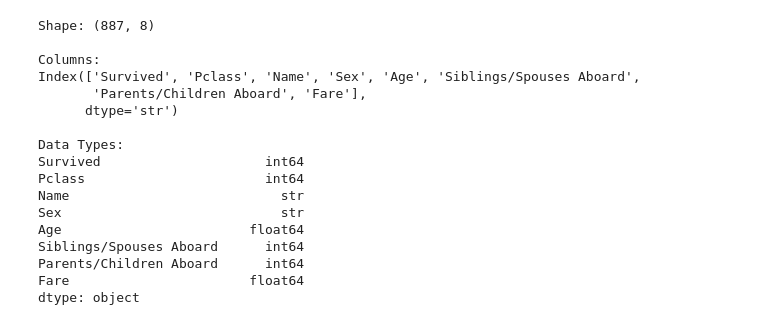
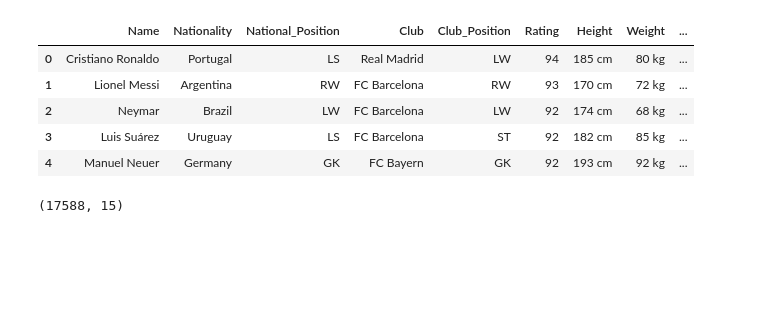
Before and after one commit to AbigailUhl/Group-24-Python-Projects, a Jupyter notebook: analysis.ipynb, the cells around one changed output. Drawn from its saved outputs; the diff is of its cells as text; code cells hidden in the pictures; blank space fills up the shorter version.

Commit message:
Redid Dataset, fixed Steps 1 and 2, fixed README

```diff
--- a/analysis.ipynb
+++ b/analysis.ipynb
@@ -41,30 +11,42 @@ Name: ExampleSeries, dtype: int64
+# %%
+# Load the raw dataset
+df = pd.read_csv("data/raw/FullData.csv")
+
+# Keep only required columns
+df = df[
+    [
+        "Name",
+        "Nationality",
+        "National_Position",
+        "Club",
+        "Club_Position",
+        "Rating",
+        "Height",
+        "Weight",
+        "Birth_Date",
+        "Age",
+        "Skill_Moves",
+        "Ball_Control",
+        "Dribbling",
+        "Speed",
+        "Strength"
+    ]
+]
+
+# Preview
+df.head()
+# %% [output]
+|  | Name | Nationality | National_Position | Club | Club_Position | Rating | Height | Weight | ... |
+| 0 | Cristiano Ronaldo | Portugal | LS | Real Madrid | LW | 94 | 185 cm | 80 kg | ... |
+| 1 | Lionel Messi | Argentina | RW | FC Barcelona | RW | 93 | 170 cm | 72 kg | ... |
+| 2 | Neymar | Brazil | LW | FC Barcelona | LW | 92 | 174 cm | 68 kg | ... |
+| 3 | Luis Suárez | Uruguay | LS | FC Barcelona | ST | 92 | 182 cm | 85 kg | ... |
+| 4 | Manuel Neuer | Germany | GK | FC Bayern | GK | 92 | 193 cm | 92 kg | ... |
 # %%
-# Check shape of dataset (rows, columns)
-print("Shape:", df.shape)
-
-print("\nColumns:")
-print(df.columns)
-
-print("\nData Types:")
-print(df.dtypes)
+# Check the shape of the dataset
+df.shape
 # %% [output]
-Shape: (887, 8)
-
-Columns:
-Index(['Survived', 'Pclass', 'Name', 'Sex', 'Age', 'Siblings/Spouses Aboard',
-       'Parents/Children Aboard', 'Fare'],
-      dtype='str')
-
-Data Types:
-Survived                     int64
-Pclass                       int64
-Name                           str
-Sex                            str
-Age                        float64
-Siblings/Spouses Aboard      int64
-Parents/Children Aboard      int64
-Fare                       float64
-dtype: object
+(17588, 15)
 # %%
 # Check data types and non-null counts
 df.info()
```
Also changed, not shown: parts of 31 cells of this notebook, 5 other files.
